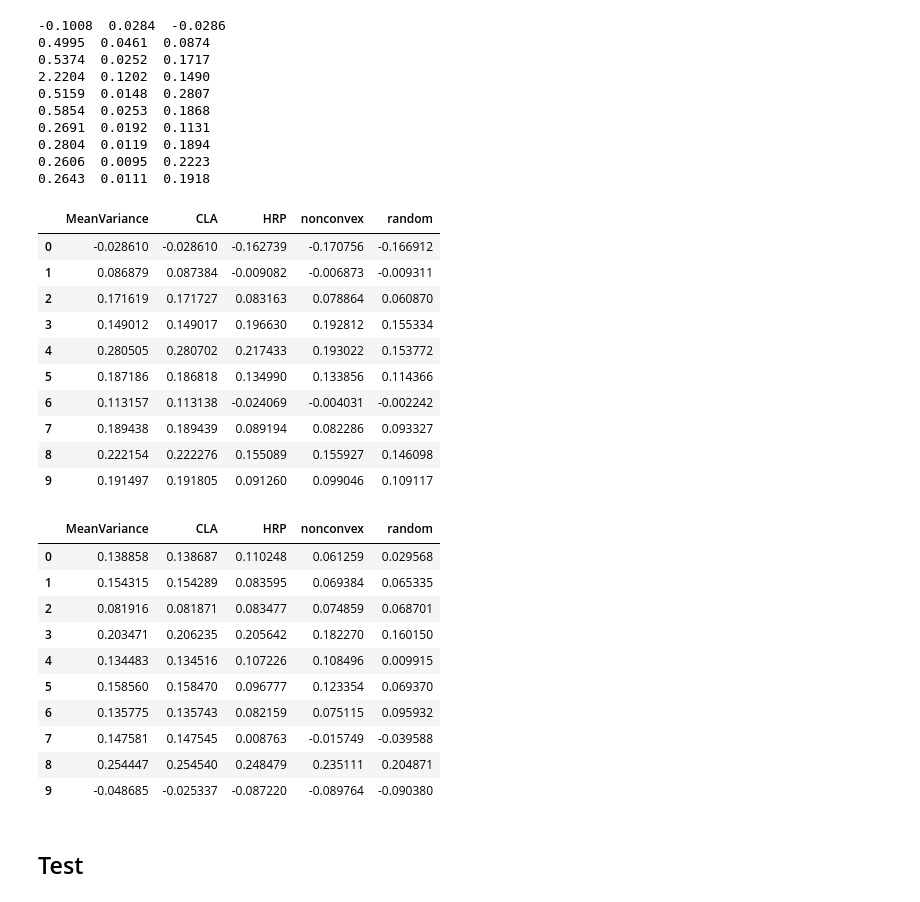
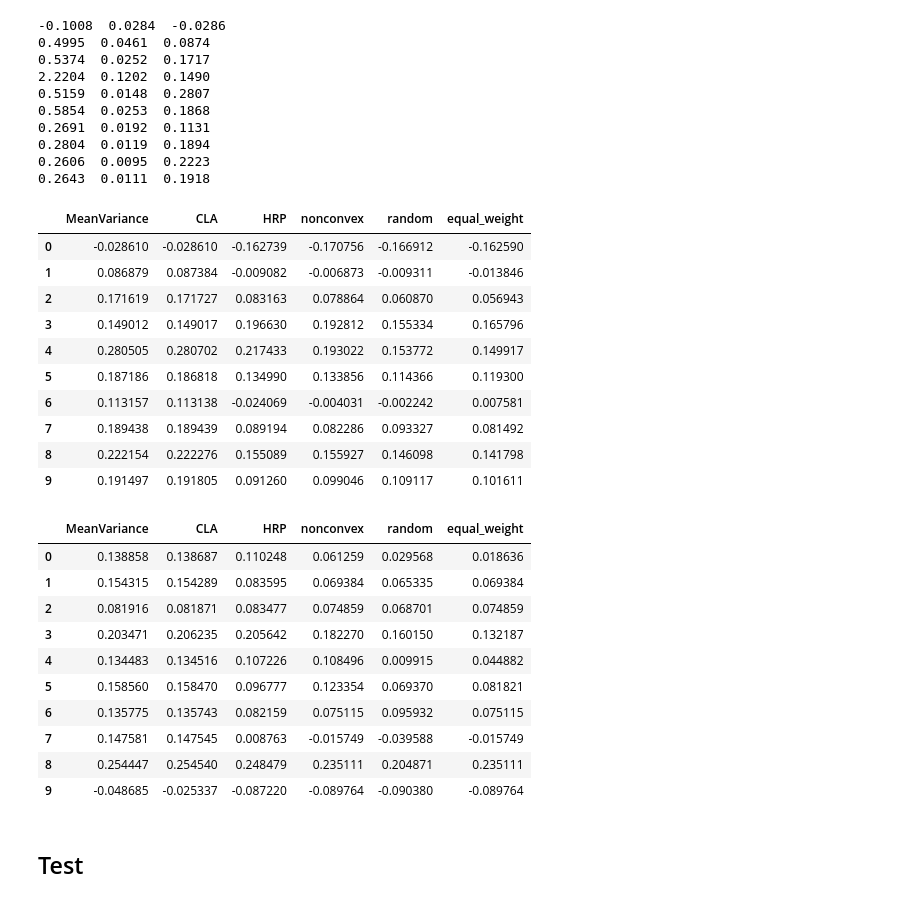
Before and after one commit to CloseToAlgoTrading/CodeFromVideo, a Jupyter notebook: Episode_20_Battle_Of_Optimization_Methods/test_classic_model.ipynb, the cells around one changed output. Saved outputs shown, nothing was run; the diff lists cells and outputs as text; code cells hidden in the pictures.

```diff
--- a/Episode_20_Battle_Of_Optimization_Methods/test_classic_model.ipynb
+++ b/Episode_20_Battle_Of_Optimization_Methods/test_classic_model.ipynb
@@ -195,6 +195,9 @@ class Model:
         elif model_n == 'random':
             a = np.random.uniform(size=[self.data.shape[1]])
             return softmax(a)
+        elif model_n == 'equal_weight':
+            a = np.array([1/self.data.shape[1]]*self.data.shape[1])
+            return a
         else:
            # print('DEFAULT MODEL!')
             return get_weight(self.data, mu, S)
@@ -222,7 +225,7 @@ stock_close.head()
 # %%
 param={}
 param ={'model_params':
-    {'model_n':'CLA',
+    {'model_n':'equal_weight',
     'collectData':False,
     'isEmsRet':False,
     'isExpCov':False,
@@ -271,28 +274,28 @@ for r, s, sp in rl:
 0.2606  0.0095  0.2223
 0.2643  0.0111  0.1918
 # %%
-model_List = ['MeanVariance', 'CLA', 'HRP', 'nonconvex', 'random']
+model_List = ['MeanVariance', 'CLA', 'HRP', 'nonconvex', 'random', 'equal_weight']
 res = {}
 for mn in model_List:
     rl = getReturnFromAlloc(n, mn)
     sharp = []
     for r,s,sp in rl:
         sharp.append(sp)
     res[mn] = sharp
 pd.DataFrame(res).to_csv('models_alloc_results.csv')
 pd.DataFrame(res)
 # %% [output]
-|  | MeanVariance | CLA | HRP | nonconvex | random |
-| 0 | -0.028610 | -0.028610 | -0.162739 | -0.170756 | -0.166912 |
-| 1 | 0.086879 | 0.087384 | -0.009082 | -0.006873 | -0.009311 |
-| 2 | 0.171619 | 0.171727 | 0.083163 | 0.078864 | 0.060870 |
-| 3 | 0.149012 | 0.149017 | 0.196630 | 0.192812 | 0.155334 |
-| 4 | 0.280505 | 0.280702 | 0.217433 | 0.193022 | 0.153772 |
-| 5 | 0.187186 | 0.186818 | 0.134990 | 0.133856 | 0.114366 |
-| 6 | 0.113157 | 0.113138 | -0.024069 | -0.004031 | -0.002242 |
-| 7 | 0.189438 | 0.189439 | 0.089194 | 0.082286 | 0.093327 |
-| 8 | 0.222154 | 0.222276 | 0.155089 | 0.155927 | 0.146098 |
-| 9 | 0.191497 | 0.191805 | 0.091260 | 0.099046 | 0.109117 |
+|  | MeanVariance | CLA | HRP | nonconvex | random | equal_weight |
+| 0 | -0.028610 | -0.028610 | -0.162739 | -0.170756 | -0.166912 | -0.162590 |
+| 1 | 0.086879 | 0.087384 | -0.009082 | -0.006873 | -0.009311 | -0.013846 |
+| 2 | 0.171619 | 0.171727 | 0.083163 | 0.078864 | 0.060870 | 0.056943 |
+| 3 | 0.149012 | 0.149017 | 0.196630 | 0.192812 | 0.155334 | 0.165796 |
+| 4 | 0.280505 | 0.280702 | 0.217433 | 0.193022 | 0.153772 | 0.149917 |
+| 5 | 0.187186 | 0.186818 | 0.134990 | 0.133856 | 0.114366 | 0.119300 |
+| 6 | 0.113157 | 0.113138 | -0.024069 | -0.004031 | -0.002242 | 0.007581 |
+| 7 | 0.189438 | 0.189439 | 0.089194 | 0.082286 | 0.093327 | 0.081492 |
+| 8 | 0.222154 | 0.222276 | 0.155089 | 0.155927 | 0.146098 | 0.141798 |
+| 9 | 0.191497 | 0.191805 | 0.091260 | 0.099046 | 0.109117 | 0.101611 |
 # %%
 ticker = ['SPY', 'TLT', 'GLD', 'RWO']
 history_range = {'start': datetime(2010, 1, 1),
@@ -313,17 +316,17 @@ for mn in model_List:
 pd.DataFrame(res).to_csv('models_alloc_results_2.csv')
 pd.DataFrame(res)
 # %% [output]
-|  | MeanVariance | CLA | HRP | nonconvex | random |
-| 0 | 0.138858 | 0.138687 | 0.110248 | 0.061259 | 0.029568 |
-| 1 | 0.154315 | 0.154289 | 0.083595 | 0.069384 | 0.065335 |
-| 2 | 0.081916 | 0.081871 | 0.083477 | 0.074859 | 0.068701 |
-| 3 | 0.203471 | 0.206235 | 0.205642 | 0.182270 | 0.160150 |
-| 4 | 0.134483 | 0.134516 | 0.107226 | 0.108496 | 0.009915 |
-| 5 | 0.158560 | 0.158470 | 0.096777 | 0.123354 | 0.069370 |
-| 6 | 0.135775 | 0.135743 | 0.082159 | 0.075115 | 0.095932 |
-| 7 | 0.147581 | 0.147545 | 0.008763 | -0.015749 | -0.039588 |
-| 8 | 0.254447 | 0.254540 | 0.248479 | 0.235111 | 0.204871 |
-| 9 | -0.048685 | -0.025337 | -0.087220 | -0.089764 | -0.090380 |
+|  | MeanVariance | CLA | HRP | nonconvex | random | equal_weight |
+| 0 | 0.138858 | 0.138687 | 0.110248 | 0.061259 | 0.029568 | 0.018636 |
+| 1 | 0.154315 | 0.154289 | 0.083595 | 0.069384 | 0.065335 | 0.069384 |
+| 2 | 0.081916 | 0.081871 | 0.083477 | 0.074859 | 0.068701 | 0.074859 |
+| 3 | 0.203471 | 0.206235 | 0.205642 | 0.182270 | 0.160150 | 0.132187 |
+| 4 | 0.134483 | 0.134516 | 0.107226 | 0.108496 | 0.009915 | 0.044882 |
+| 5 | 0.158560 | 0.158470 | 0.096777 | 0.123354 | 0.069370 | 0.081821 |
+| 6 | 0.135775 | 0.135743 | 0.082159 | 0.075115 | 0.095932 | 0.075115 |
+| 7 | 0.147581 | 0.147545 | 0.008763 | -0.015749 | -0.039588 | -0.015749 |
+| 8 | 0.254447 | 0.254540 | 0.248479 | 0.235111 | 0.204871 | 0.235111 |
+| 9 | -0.048685 | -0.025337 | -0.087220 | -0.089764 | -0.090380 | -0.089764 |
 # %% [markdown]
 ## Test
 # %%
```
Also changed, not shown: parts of 13 cells of this notebook, 9 other files.
